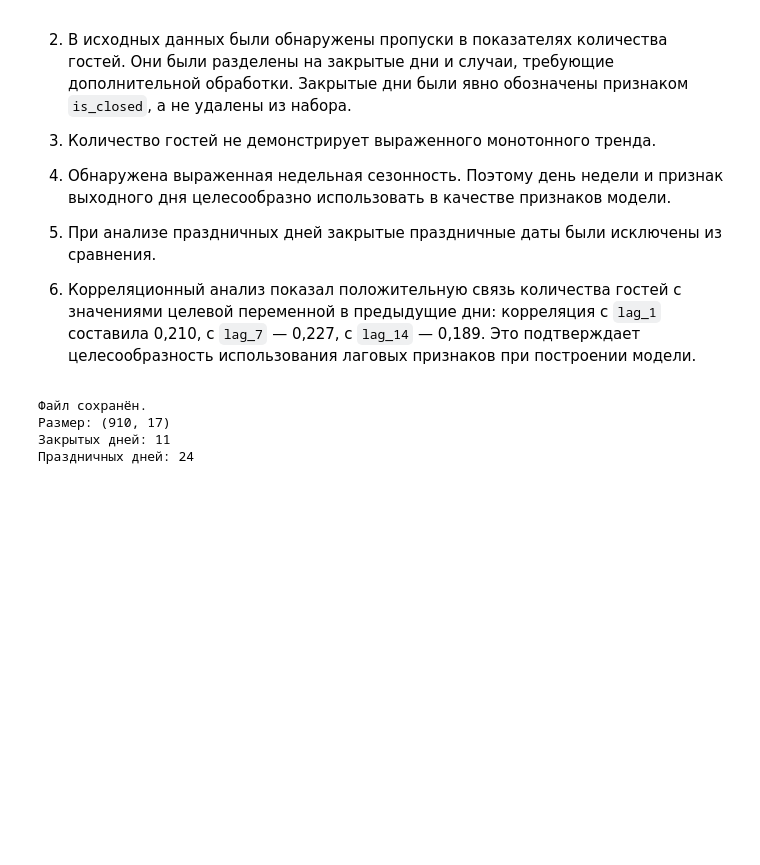
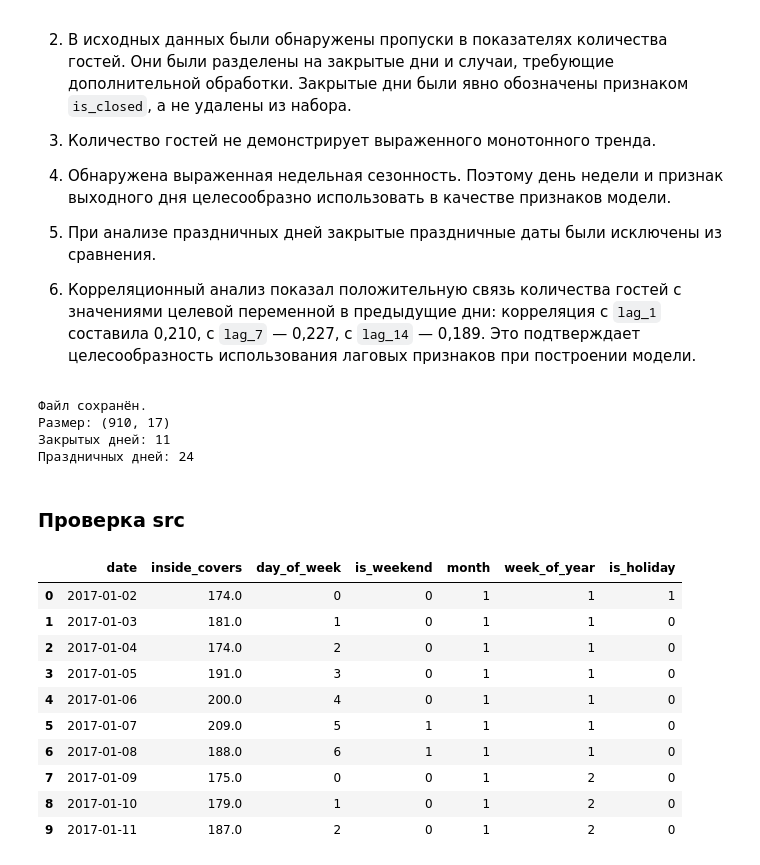
Before and after one commit to Yablontseva/coperto-forecast, a Jupyter notebook: notebooks/01_eda.ipynb, the cells around one changed output. Saved outputs shown, nothing was run; the diff lists cells and outputs as text; code cells hidden in the pictures; blank space fills up the shorter version.

```diff
--- a/notebooks/01_eda.ipynb
+++ b/notebooks/01_eda.ipynb
@@ -798,3 +798,5 @@ print("Праздничных дней:", df["is_holiday"].sum())
 Размер: (910, 17)
 Закрытых дней: 11
 Праздничных дней: 24
+# %% [markdown]
+### Проверка src
@@ -800,0 +808,27 @@ print("Праздничных дней:", df["is_holiday"].sum())
+# %%
+from src.features import add_calendar_features
+
+test_df = add_calendar_features(df)
+test_df[
+    [
+        "date",
+        "inside_covers",
+        "day_of_week",
+        "is_weekend",
+        "month",
+        "week_of_year",
+        "is_holiday"
+    ]
+].head(10)
+# %% [output]
+|  | date | inside_covers | day_of_week | is_weekend | month | week_of_year | is_holiday |
+| 0 | 2017-01-02 | 174.0 | 0 | 0 | 1 | 1 | 1 |
+| 1 | 2017-01-03 | 181.0 | 1 | 0 | 1 | 1 | 0 |
+| 2 | 2017-01-04 | 174.0 | 2 | 0 | 1 | 1 | 0 |
+| 3 | 2017-01-05 | 191.0 | 3 | 0 | 1 | 1 | 0 |
+| 4 | 2017-01-06 | 200.0 | 4 | 0 | 1 | 1 | 0 |
+| 5 | 2017-01-07 | 209.0 | 5 | 1 | 1 | 1 | 0 |
+| 6 | 2017-01-08 | 188.0 | 6 | 1 | 1 | 1 | 0 |
+| 7 | 2017-01-09 | 175.0 | 0 | 0 | 1 | 2 | 0 |
+| 8 | 2017-01-10 | 179.0 | 1 | 0 | 1 | 2 | 0 |
+| 9 | 2017-01-11 | 187.0 | 2 | 0 | 1 | 2 | 0 |
```
Also changed, not shown: parts of 18 cells of this notebook, 3 other files.
